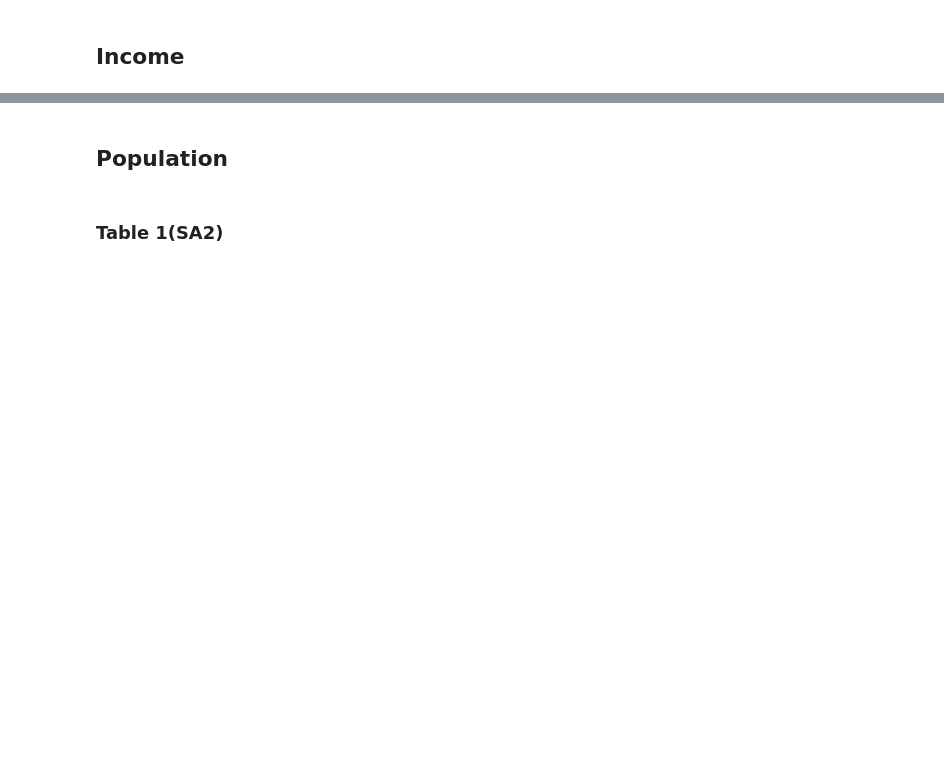
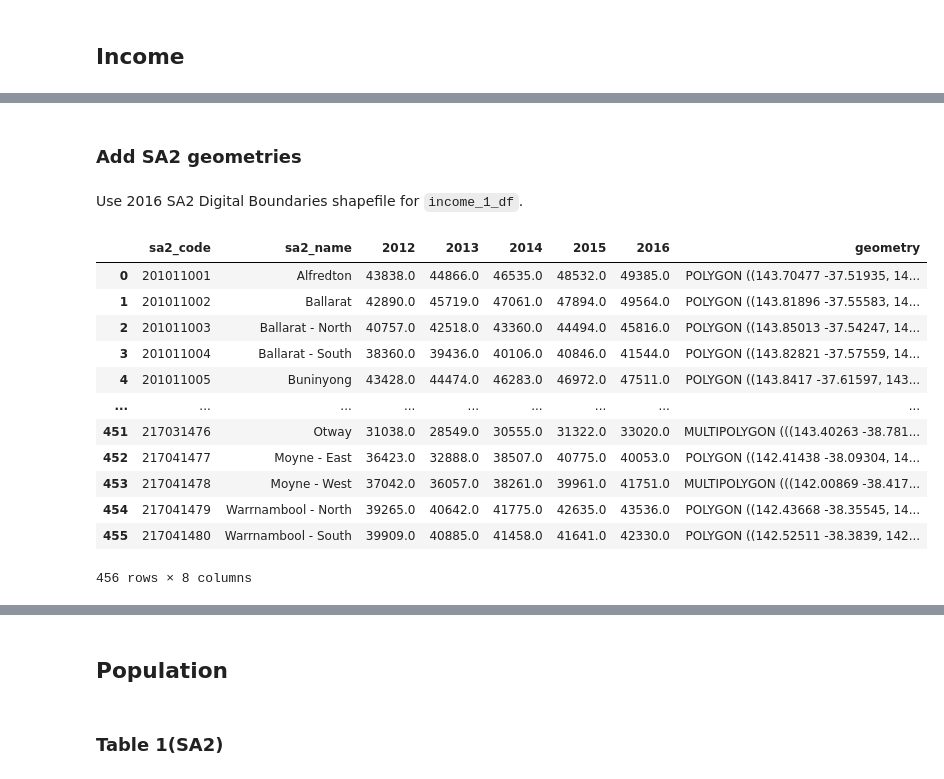
Before and after one commit to MAST30034-AppliedDataScience/project-2-group-real-estate-industry-project-2, a Jupyter notebook: notebooks/External_Preprocessing.ipynb, the cells around one changed output, grey strips where cells are left out. Saved outputs shown, nothing was run; the diff lists cells and outputs as text; code cells hidden in the pictures; blank space fills up the shorter version.

Commit message:
fixing income

```diff
--- a/notebooks/External_Preprocessing.ipynb
+++ b/notebooks/External_Preprocessing.ipynb
@@ -129,0 +26,7 @@ print(inc_tab2)
+# %%
+income_1_df_unclean = pd.read_excel("../data/landing/income/income-2012-2016.xls",
+                            "Table 1.4",
+                            header=6)
+income_2_df_unclean = pd.read_excel("../data/landing/income/income-2017-2021.xlsx",
+                            "Table 1.4",
+                            header=6)
@@ -129,0 +35,31 @@ print(inc_tab2)
+# %%
+income_1_df = income_1_df_unclean.copy()[[
+    'SA2',
+    'SA2 NAME',
+    '2011-12.3',
+    '2012-13.3',
+    '2013-14.3',
+    '2014-15.3',
+    '2015-16.3'
+]]
+
+# Filter for Victoria SA2s (9-digit codes starting with '2')
+income_1_df['SA2'] = income_1_df['SA2'].astype(str)
+income_1_df = income_1_df.loc[
+    (income_1_df['SA2'].str.len() == 9) &
+    (income_1_df['SA2'].str.startswith('2'))
+]
+# drop rows with value 'np'
+income_1_df = income_1_df.replace('np', np.nan)
+income_1_df = income_1_df.dropna()
+# Rename columns
+income_1_df.columns = [
+    'sa2_code',
+    'sa2_name',
+    '2012',
+    '2013',
+    '2014',
+    '2015',
+    '2016'
+]
+income_1_df
@@ -129,0 +131,25 @@ print(inc_tab2)
+# %% [markdown]
+### Add SA2 geometries
+# %% [markdown]
+Use 2016 SA2 Digital Boundaries shapefile for `income_1_df`.
+# %%
+sa2_2016 = gpd.read_file('../data/landing/sa2/sa2-16-shp/')
+sa2_2016
+sa2_2016 = sa2_2016[['SA2_MAIN16', 'geometry']]
+sa2_2016.columns = ['sa2_code', 'geometry']
+income_1_df = pd.merge(income_1_df, sa2_2016, on='sa2_code')
+income_1_df
+# %% [output]
+|  | sa2_code | sa2_name | 2012 | 2013 | 2014 | 2015 | 2016 | geometry |
+| 0 | 201011001 | Alfredton | 43838.0 | 44866.0 | 46535.0 | 48532.0 | 49385.0 | POLYGON ((143.70477 -37.51935, 14... |
+| 1 | 201011002 | Ballarat | 42890.0 | 45719.0 | 47061.0 | 47894.0 | 49564.0 | POLYGON ((143.81896 -37.55583, 14... |
+| 2 | 201011003 | Ballarat - North | 40757.0 | 42518.0 | 43360.0 | 44494.0 | 45816.0 | POLYGON ((143.85013 -37.54247, 14... |
+| 3 | 201011004 | Ballarat - South | 38360.0 | 39436.0 | 40106.0 | 40846.0 | 41544.0 | POLYGON ((143.82821 -37.57559, 14... |
+| 4 | 201011005 | Buninyong | 43428.0 | 44474.0 | 46283.0 | 46972.0 | 47511.0 | POLYGON ((143.8417 -37.61597, 143... |
+| ... | ... | ... | ... | ... | ... | ... | ... | ... |
+| 451 | 217031476 | Otway | 31038.0 | 28549.0 | 30555.0 | 31322.0 | 33020.0 | MULTIPOLYGON (((143.40263 -38.781... |
+| 452 | 217041477 | Moyne - East | 36423.0 | 32888.0 | 38507.0 | 40775.0 | 40053.0 | POLYGON ((142.41438 -38.09304, 14... |
+| 453 | 217041478 | Moyne - West | 37042.0 | 36057.0 | 38261.0 | 39961.0 | 41751.0 | MULTIPOLYGON (((142.00869 -38.417... |
+| 454 | 217041479 | Warrnambool - North | 39265.0 | 40642.0 | 41775.0 | 42635.0 | 43536.0 | POLYGON ((142.43668 -38.35545, 14... |
+| 455 | 217041480 | Warrnambool - South | 39909.0 | 40885.0 | 41458.0 | 41641.0 | 42330.0 | POLYGON ((142.52511 -38.3839, 142... |
+456 rows × 8 columns
```
Also changed, not shown: parts of 30 cells of this notebook, 1 other file.
